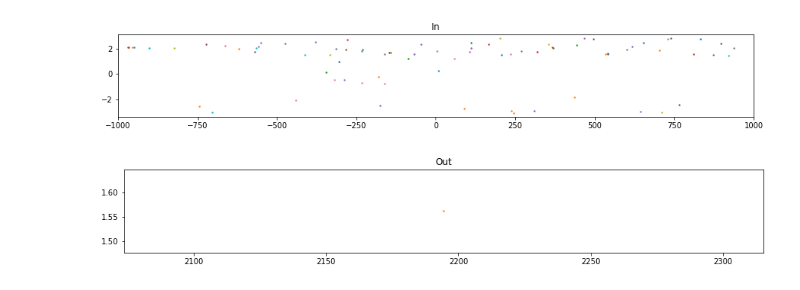
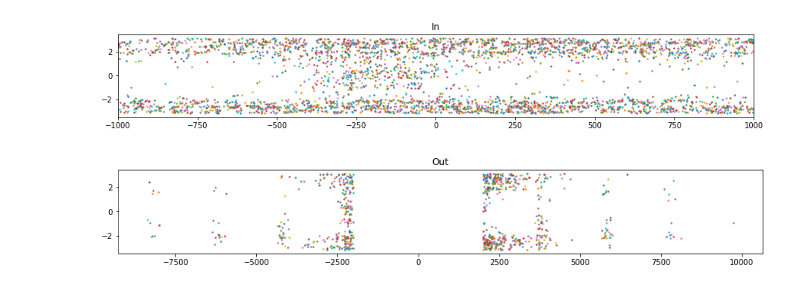
Before and after one commit to ivanmysin/CA1_rhythms_model, a Jupyter notebook: run_from_notebook.ipynb, the cells around one changed output. Cells and saved outputs as stored; diff of their text form; code cells hidden in the pictures.

```diff
--- a/run_from_notebook.ipynb
+++ b/run_from_notebook.ipynb
@@ -123,7 +123,7 @@ with h5py.File(filepath, 'r') as h5file:
 
     #plt.plot(t, theta_phases)
 
-    Npyr = 1400
+    Npyr = 9000
     pyr_coord_x = np.cumsum( np.zeros(Npyr) + 3 ) # np.zeros(Npyr) + 1500   #
     pyr_coord_x[pyr_coord_x.size//2:] = np.nan
 
@@ -145,35 +145,35 @@ with h5py.File(filepath, 'r') as h5file:
         indexes = (np.floor(firing * sampling_rate) - 1).astype(np.int)
 
         place_center = pyr_coord_x[neuron_idx] # np.median(firing)
         if np.isnan(place_center):
             continue
 
         place_center = place_center - 500
 
         firing_during_place = firing - place_center
 
         #if np.std(firing_during_place) > 5000: continue
 
         is_inside = np.abs(firing_during_place) < 2000
         phases_during_place = theta_phases[indexes]
 
         firing_inside = firing_during_place[is_inside]
         phases_inside = phases_during_place[is_inside]
 
         ax_in.scatter(firing_inside, phases_inside, s=2)
 
         is_outside = np.logical_not(is_inside)
         firing_outside = firing_during_place[is_outside]
         phases_outside = phases_during_place[is_outside]
 
         ax_out.scatter(firing_outside, phases_outside, s=2)
         # print(neuron_idx)
 
     ax_in.set_xlim(-1000, 1000)
     plt.show()
 # %% [output]
-[figure, old version]
+[figure, new version]
-[figure, old version]
+[figure, new version]
 # %%
 import numpy as np
 print( np.deg2rad(260) - 2*np.pi)
```
Also changed, not shown: parts of 2 cells of this notebook, 2 other files.
